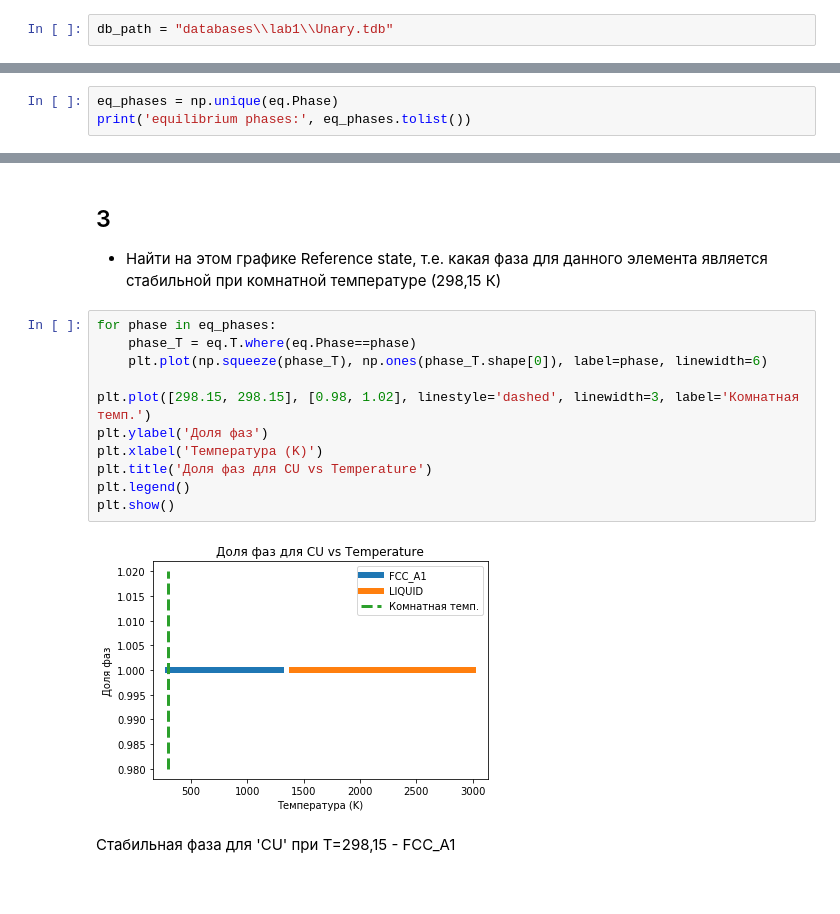
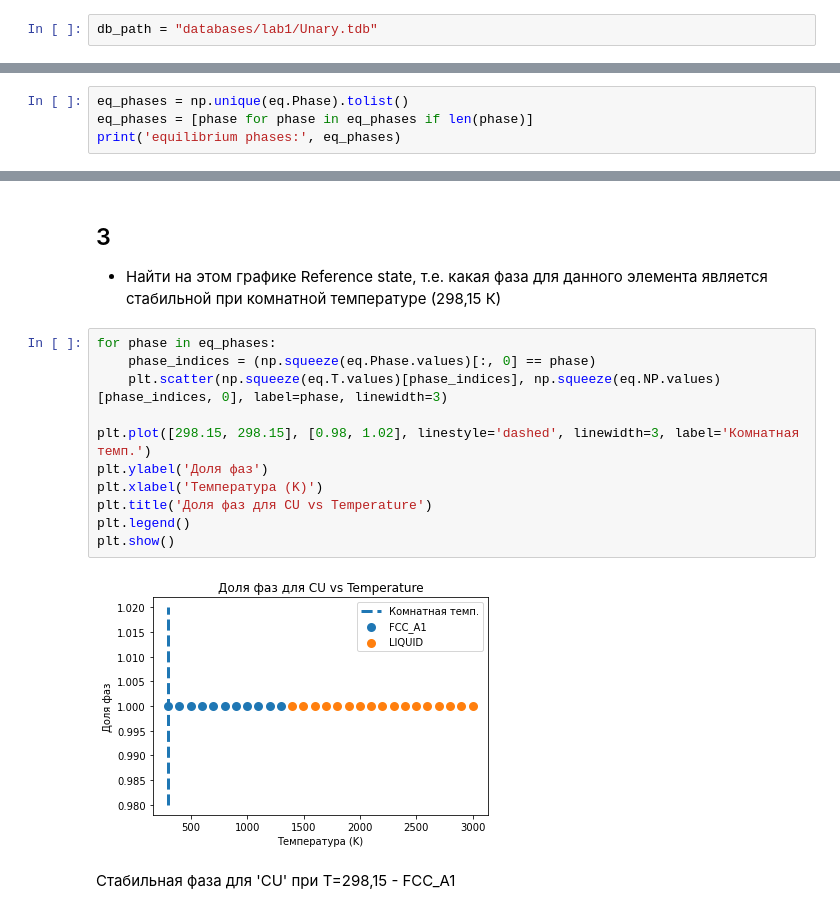
Before and after one commit to sobolevV/thermo, a Jupyter notebook: lab1.ipynb, the cells around one changed output, grey strips where cells are left out. Saved outputs shown, nothing was run; the diff lists cells and outputs as text.

```diff
--- a/lab1.ipynb
+++ b/lab1.ipynb
@@ -5,7 +5,7 @@ from pycalphad.plot.eqplot import eqplot, phase_legend
 import numpy as np
 import matplotlib.pyplot as plt
 # %%
-db_path = "databases\\lab1\\Unary.tdb"
+db_path = "databases/lab1/Unary.tdb"
 # %%
 db = Database(db_path)
 # %%
@@ -45,6 +46,7 @@ Attributes:
 # %%
-eq_phases = np.unique(eq.Phase)
-print('equilibrium phases:', eq_phases.tolist())
+eq_phases = np.unique(eq.Phase).tolist()
+eq_phases = [phase for phase in eq_phases if len(phase)]
+print('equilibrium phases:', eq_phases)
 # %% [output]
 equilibrium phases: ['FCC_A1', 'LIQUID']
 # %% [markdown]
@@ -52,17 +54,17 @@ equilibrium phases: ['FCC_A1', 'LIQUID']
 - Найти на этом графике Reference state, т.е. какая фаза для данного элемента является стабильной при комнатной температуре (298,15 К)
 # %%
 for phase in eq_phases:
-    phase_T = eq.T.where(eq.Phase==phase)
-    plt.plot(np.squeeze(phase_T), np.ones(phase_T.shape[0]), label=phase, linewidth=6)
+    phase_indices = (np.squeeze(eq.Phase.values)[:, 0] == phase)
+    plt.scatter(np.squeeze(eq.T.values)[phase_indices], np.squeeze(eq.NP.values)[phase_indices, 0], label=phase, linewidth=3)
 
 plt.plot([298.15, 298.15], [0.98, 1.02], linestyle='dashed', linewidth=3, label='Комнатная темп.')
 plt.ylabel('Доля фаз')
 plt.xlabel('Температура (K)')
 plt.title('Доля фаз для CU vs Temperature')
 plt.legend()
 plt.show()
 # %% [output]
-[figure, old version]
+[figure, new version]
 # %% [markdown]
 Стабильная фаза для 'CU' при T=298,15  -  FCC_A1
 # %% [markdown]
```
Also changed, not shown: parts of 8 cells of this notebook, 14 other files.
